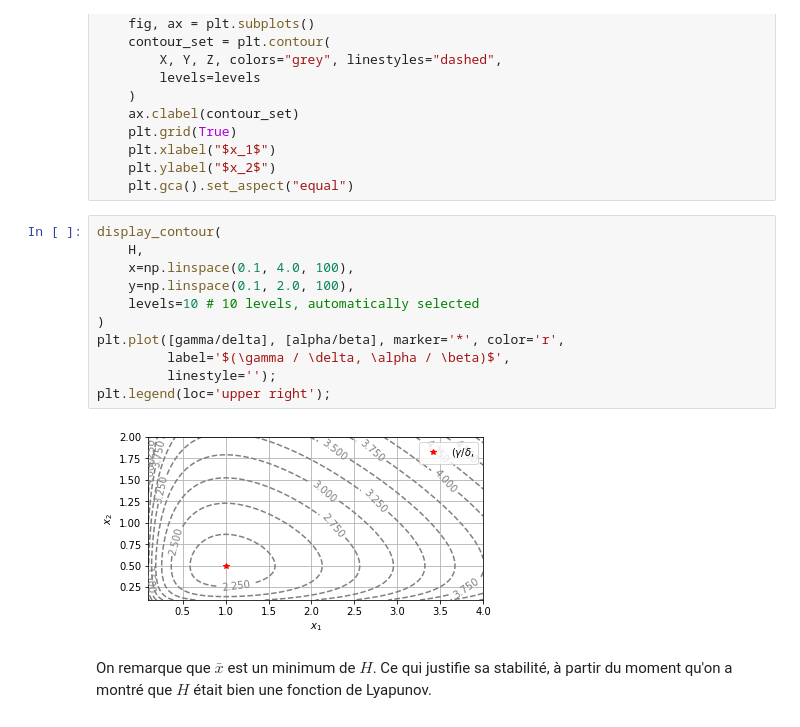
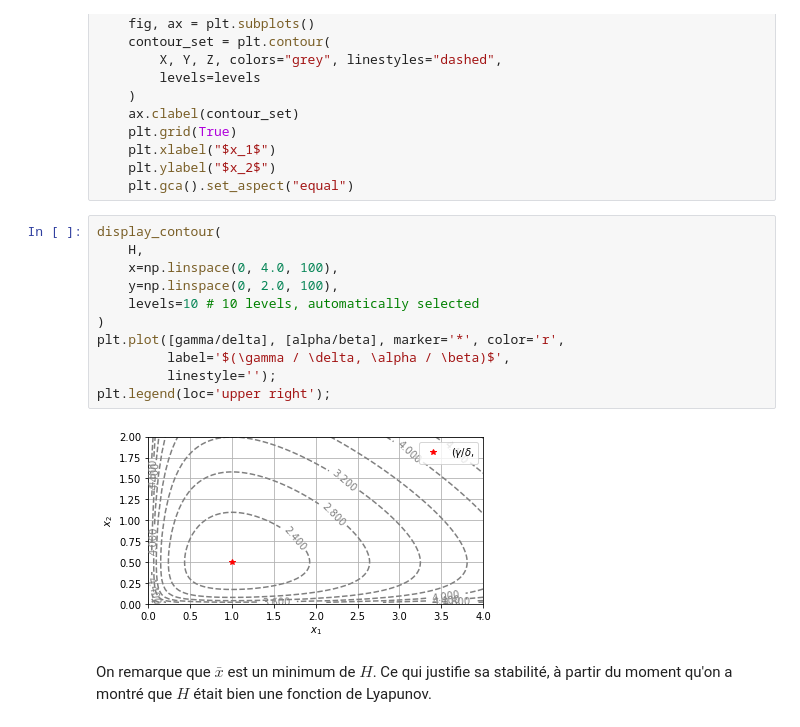
Before and after one commit to colombe-nothhelfer/ProjetNumerique2, a Jupyter notebook: Untitled.ipynb, the cells around one changed output. Saved outputs shown, nothing was run; the diff lists cells and outputs as text.

```diff
--- a/Untitled.ipynb
+++ b/Untitled.ipynb
@@ -118,16 +127,16 @@ def display_contour(f, x, y, levels):
 # %%
 display_contour(
     H,
-    x=np.linspace(0.1, 4.0, 100),
-    y=np.linspace(0.1, 2.0, 100),
+    x=np.linspace(0, 4.0, 100),
+    y=np.linspace(0, 2.0, 100),
     levels=10 # 10 levels, automatically selected
 )
 plt.plot([gamma/delta], [alpha/beta], marker='*', color='r',
          label='$(\gamma / \delta, \alpha / \beta)$',
          linestyle='');
 plt.legend(loc='upper right');
 # %% [output]
-[figure, old version]
+[figure, new version]
 # %% [markdown]
 On remarque que $\bar x$ est un minimum de $H$. Ce qui justifie sa stabilité, à partir du moment qu'on a montré que $H$ était bien une fonction de Lyapunov.
 # %% [markdown]
```
Also changed, not shown: parts of 2 cells of this notebook.
